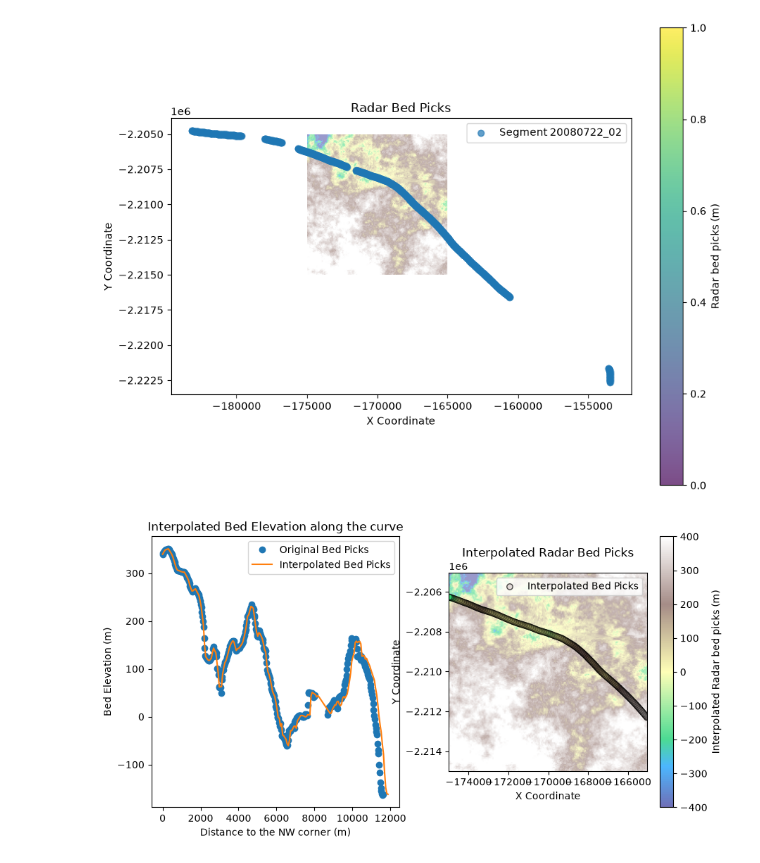
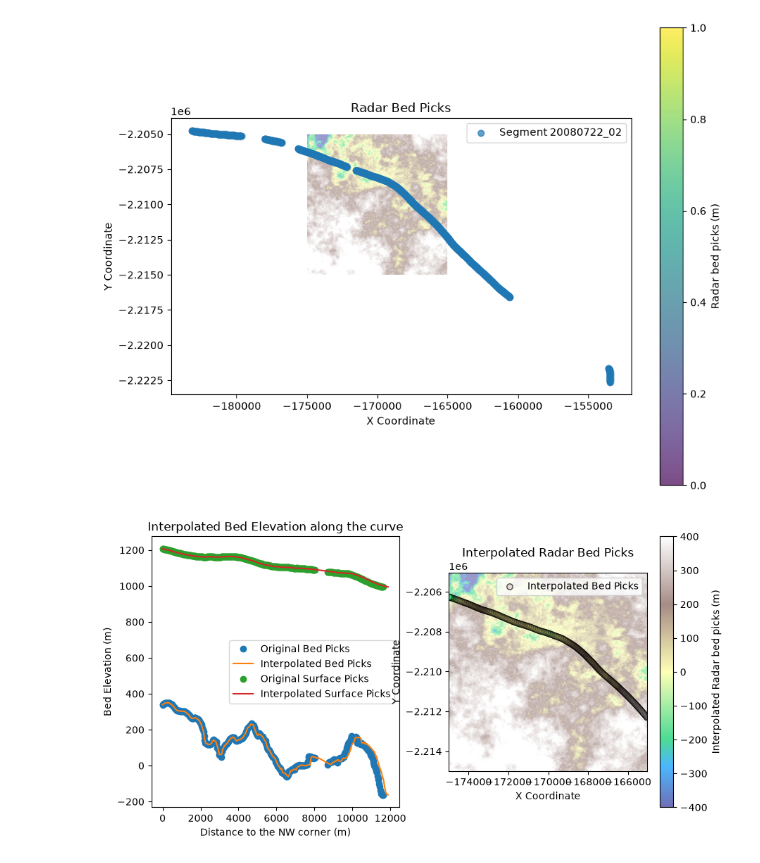
Before and after one commit to alastairyang/invert-basal-ice, a Jupyter notebook: notebook/bedTopographyEqip.ipynb, the cells around one changed output. Drawn from its saved outputs; the diff is of its cells as text; code cells hidden in the pictures.

Commit message:
adding interpolated surface elevation

```diff
--- a/notebook/bedTopographyEqip.ipynb
+++ b/notebook/bedTopographyEqip.ipynb
@@ -142,7 +142,8 @@ segment_picked_data_cropped = segment_picked_data_cropped.sort_values(by='Dist')
 from scipy.interpolate import griddata, splprep, splev, interp1d
 curve_x = segment_picked_data_cropped['X'].values
 curve_y = segment_picked_data_cropped['Y'].values
-curve_z = segment_picked_data_cropped['bottom'].values
+curve_bedz  = segment_picked_data_cropped['bottom'].values
+curve_surfz = segment_picked_data_cropped['surface'].values
 
 diffs = np.diff(np.column_stack([curve_x, curve_y]), axis=0)
 seg_lengths = np.sqrt((diffs ** 2).sum(axis=1))
@@ -158,36 +159,43 @@ u_equal = np.linspace(0, total_length, n_points)
 linear_x, linear_y = splev(u_equal, tck)
 
 # first interpolate the original z values onto arc-length
-z_interp_func = interp1d(arc_length, curve_z, kind='linear', fill_value='extrapolate')
-bed_picks_interp = z_interp_func(u_equal)
+bedz_interp_func  = interp1d(arc_length, curve_bedz, kind='linear', fill_value='extrapolate')
+surfz_interp_func = interp1d(arc_length, curve_surfz, kind='linear', fill_value='extrapolate')
+bed_picks_interp  = bedz_interp_func(u_equal)
+surf_picks_interp = surfz_interp_func(u_equal)
+
+# visuzlied
 plt.figure(figsize=(10, 5))
 plt.subplot(1, 2, 1)
 plt.plot(segment_picked_data_cropped['Dist'], segment_picked_data_cropped['bottom'], 'o', label='Original Bed Picks')
 plt.plot(u_equal, bed_picks_interp, '-', label='Interpolated Bed Picks')
+plt.plot(segment_picked_data_cropped['Dist'], segment_picked_data_cropped['surface'], 'o', label='Original Surface Picks')
+plt.plot(u_equal, surf_picks_interp, '-', label='Interpolated Surface Picks')
 plt.title('Interpolated Bed Elevation along the curve')
 plt.xlabel('Distance to the NW corner (m)')
 plt.ylabel('Bed Elevation (m)')
 plt.legend()
 plt.subplot(1, 2, 2)
 plt.imshow(Z_interp, extent=extent, origin='lower', cmap='terrain', vmin=-400, vmax=400, alpha=0.5)
 plt.scatter(linear_x, linear_y, c=bed_picks_interp, cmap='terrain', edgecolor='k',
             vmin=-400, vmax=400, alpha=0.7, label='Interpolated Bed Picks')
 # plt.scatter(curve_x, curve_y, c=segment_picked_data_cropped['Dist'], cmap='viridis',
 #             alpha=0.7, label='Interpolated Bed Picks')
 plt.colorbar(label='Interpolated Radar bed picks (m)')
 plt.legend()
 plt.title('Interpolated Radar Bed Picks')
 plt.xlabel('X Coordinate')
 plt.ylabel('Y Coordinate')
 plt.show()
 
 # save the interpolated bed picks to a CSV file
 interpolated_bed_picks_df = pd.DataFrame({
     'X': linear_x,
     'Y': linear_y,
     'Dist': u_equal,
-    'bottom': bed_picks_interp
+    'bottom': bed_picks_interp,
+    'surface': surf_picks_interp
 })
 interpolated_bed_picks_df.to_csv('../data/interpolated_bed_picks_20080722_02.csv', index=False)
 # %% [output]
-[figure, old version]
+[figure, new version]
```
Also changed, not shown: 1 other file.
